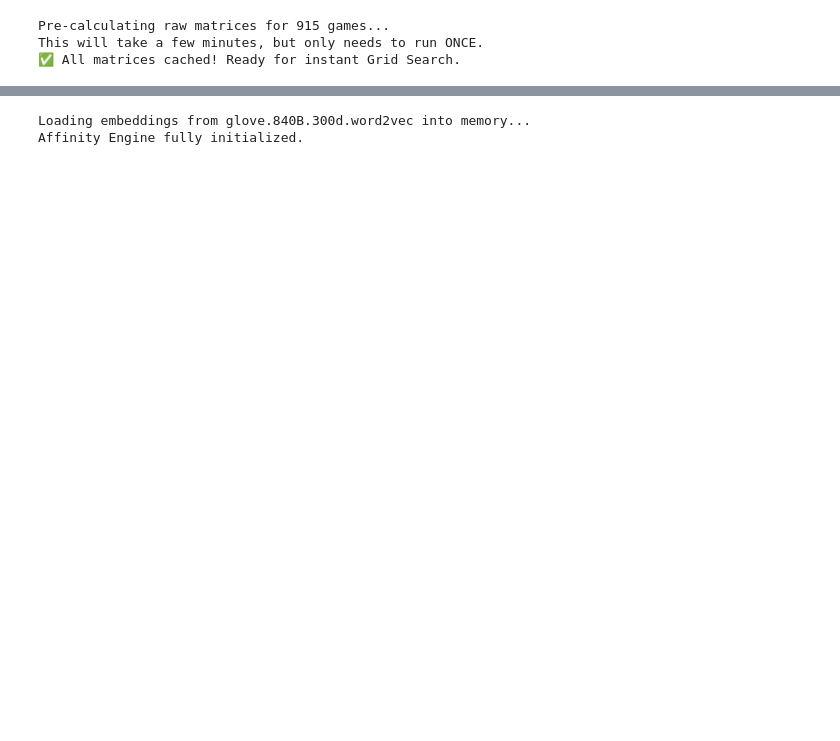
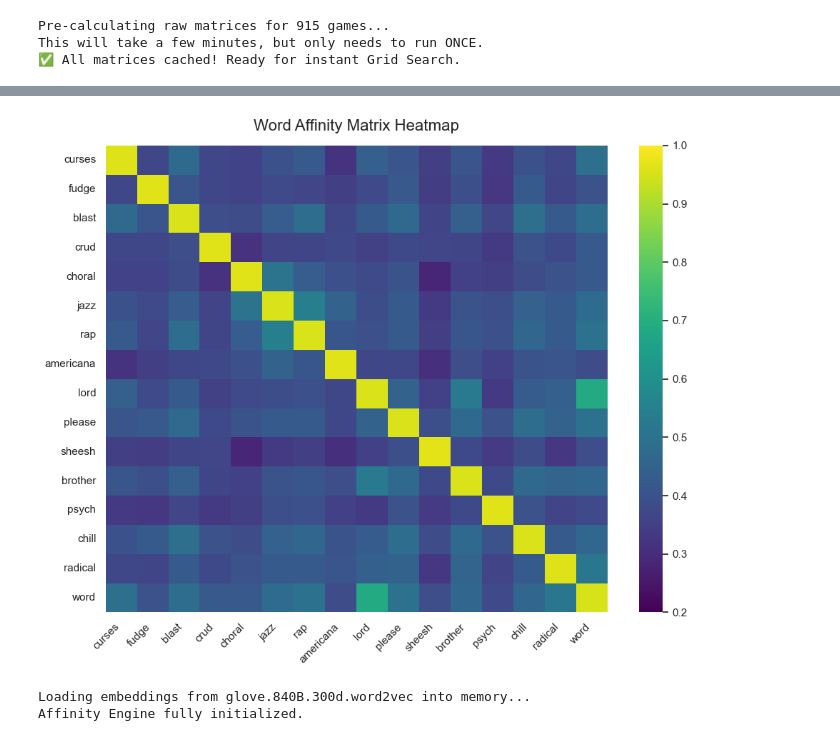
Before and after one commit to tat400pinglife/connections_bot, a Jupyter notebook: new_method.ipynb, the cells around one changed output, grey strips where cells are left out. Saved outputs shown, nothing was run; the diff lists cells and outputs as text; code cells hidden in the pictures; blank space fills up the shorter version.

```diff
--- a/new_method.ipynb
+++ b/new_method.ipynb
@@ -595,3 +740,40 @@ Optimal Alpha Penalty: 0.08
+# %%
+import numpy as np
+import seaborn as sns
+import matplotlib.pyplot as plt
+
+# Define labels and matrix
+labels = ["curses", "fudge", "blast", "crud", "choral", "jazz", "rap", "americana", "lord", "please", "sheesh", "brother", "psych", "chill", "radical", "word"]
+
+matrix = np.array([
+    [0.959, 0.371, 0.469, 0.369, 0.359, 0.398, 0.421, 0.318, 0.44 , 0.409, 0.348, 0.409, 0.333, 0.397, 0.371, 0.488],
+    [0.371, 0.96 , 0.411, 0.371, 0.359, 0.381, 0.367, 0.348, 0.379, 0.421, 0.343, 0.392, 0.327, 0.425, 0.364, 0.4  ],
+    [0.469, 0.411, 0.956, 0.389, 0.383, 0.433, 0.484, 0.37 , 0.425, 0.47 , 0.363, 0.439, 0.367, 0.488, 0.423, 0.482],
+    [0.369, 0.371, 0.389, 0.961, 0.315, 0.36 , 0.365, 0.374, 0.356, 0.377, 0.366, 0.363, 0.337, 0.4  , 0.377, 0.42 ],
+    [0.359, 0.359, 0.383, 0.315, 0.96 , 0.505, 0.433, 0.396, 0.38 , 0.405, 0.287, 0.353, 0.349, 0.383, 0.4  , 0.419],
+    [0.398, 0.381, 0.433, 0.36 , 0.505, 0.956, 0.541, 0.447, 0.385, 0.424, 0.332, 0.405, 0.393, 0.444, 0.424, 0.477],
+    [0.421, 0.367, 0.484, 0.365, 0.433, 0.541, 0.956, 0.414, 0.394, 0.422, 0.349, 0.413, 0.395, 0.463, 0.425, 0.501],
+    [0.318, 0.348, 0.37 , 0.374, 0.396, 0.447, 0.414, 0.96 , 0.37 , 0.369, 0.31 , 0.389, 0.352, 0.406, 0.407, 0.384],
+    [0.44 , 0.379, 0.425, 0.356, 0.38 , 0.385, 0.394, 0.37 , 0.956, 0.447, 0.351, 0.527, 0.333, 0.43 , 0.441, 0.686],
+    [0.409, 0.421, 0.47 , 0.377, 0.405, 0.424, 0.422, 0.369, 0.447, 0.955, 0.393, 0.469, 0.4  , 0.482, 0.448, 0.503],
+    [0.348, 0.343, 0.363, 0.366, 0.287, 0.332, 0.349, 0.31 , 0.351, 0.393, 0.963, 0.376, 0.339, 0.382, 0.328, 0.389],
+    [0.409, 0.392, 0.439, 0.363, 0.353, 0.405, 0.413, 0.389, 0.527, 0.469, 0.376, 0.956, 0.377, 0.47 , 0.454, 0.465],
+    [0.333, 0.327, 0.367, 0.337, 0.349, 0.393, 0.395, 0.352, 0.333, 0.4  , 0.339, 0.377, 0.962, 0.402, 0.362, 0.381],
+    [0.397, 0.425, 0.488, 0.4  , 0.383, 0.444, 0.463, 0.406, 0.43 , 0.482, 0.382, 0.47 , 0.402, 0.955, 0.423, 0.464],
+    [0.371, 0.364, 0.423, 0.377, 0.4  , 0.424, 0.425, 0.407, 0.441, 0.448, 0.328, 0.454, 0.362, 0.423, 0.957, 0.514],
+    [0.488, 0.4  , 0.482, 0.42 , 0.419, 0.477, 0.501, 0.384, 0.686, 0.503, 0.389, 0.465, 0.381, 0.464, 0.514, 0.952]
+])
+
+# Generate heatmap
+plt.figure(figsize=(10, 8))
+ax = sns.heatmap(matrix, xticklabels=labels, yticklabels=labels, cmap='viridis', annot=False, vmin=0.2, vmax=1.0)
+plt.title('Word Affinity Matrix Heatmap', fontsize=16, pad=15)
+plt.xticks(rotation=45, ha='right', fontsize=11)
+plt.yticks(rotation=0, fontsize=11)
+plt.tight_layout()
+plt.show()
+# %% [output]
+[figure, added]
 # %%
 # with optimal weights
 engine = AffinityEngine(
```
Also changed, not shown: parts of 16 cells of this notebook, 9 other files.
